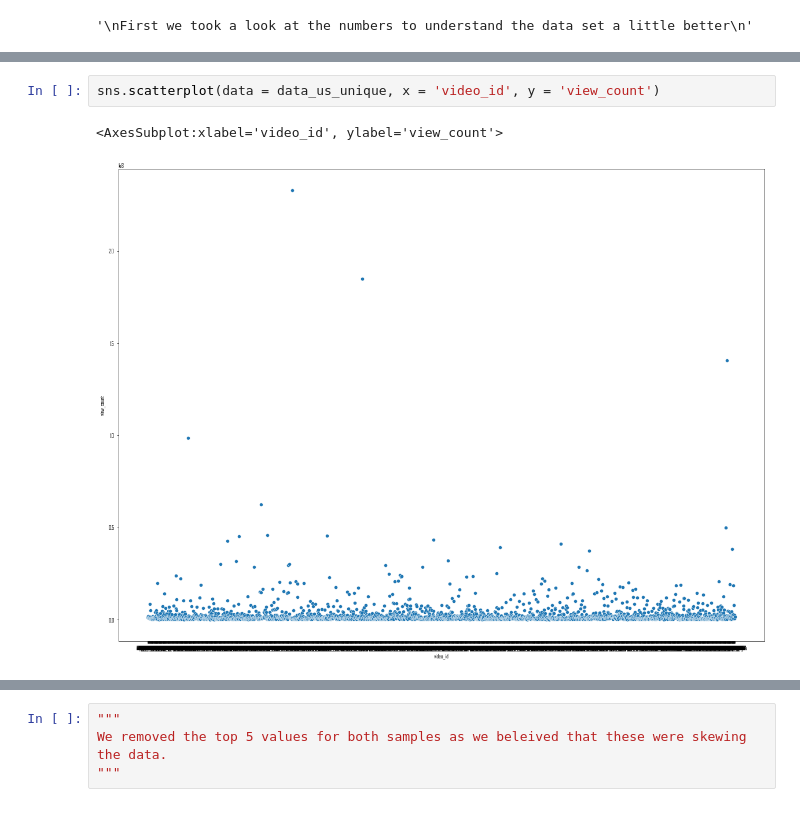
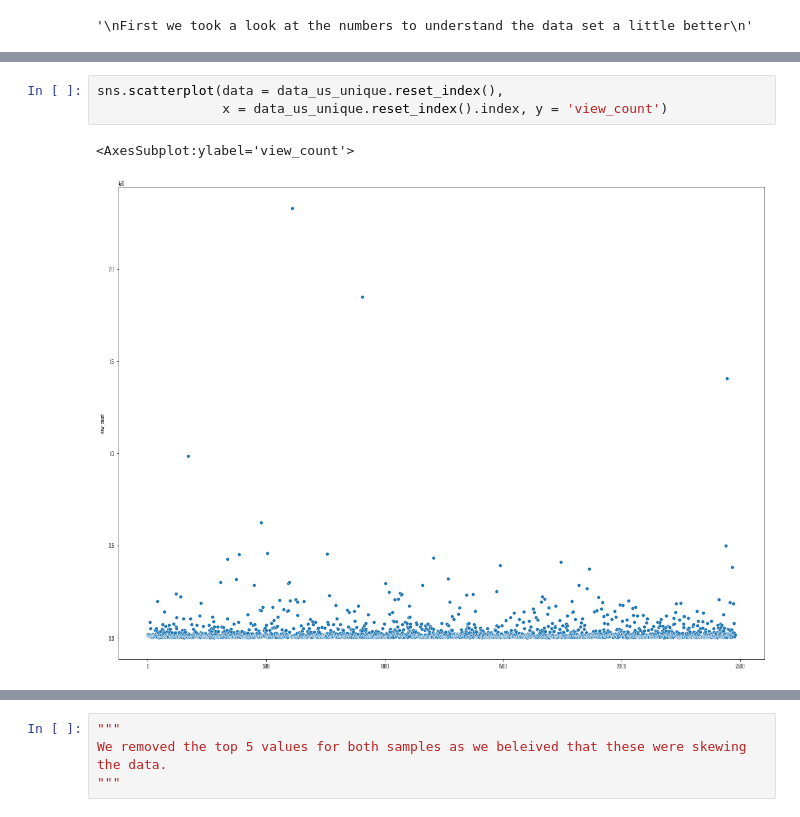
Before and after one commit to gorkemguneser/Youtube-Trending-Videos-Statistical-Analysis, a Jupyter notebook: code/gorkem.ipynb, the cells around one changed output, grey strips where cells are left out. Drawn from its saved outputs; the diff is of its cells as text.

```diff
--- a/code/gorkem.ipynb
+++ b/code/gorkem.ipynb
@@ -889,5 +819,6 @@ plotted these on a scatter plot.
 # %%
-sns.scatterplot(data = data_us_unique, x = 'video_id', y = 'view_count')
+sns.scatterplot(data = data_us_unique.reset_index(),
+                x = data_us_unique.reset_index().index, y = 'view_count')
 # %% [output]
-<AxesSubplot:xlabel='video_id', ylabel='view_count'>
+<AxesSubplot:ylabel='view_count'>
-[figure, old version]
+[figure, new version]
```
Also changed, not shown: parts of 48 cells of this notebook, 1 other file.
